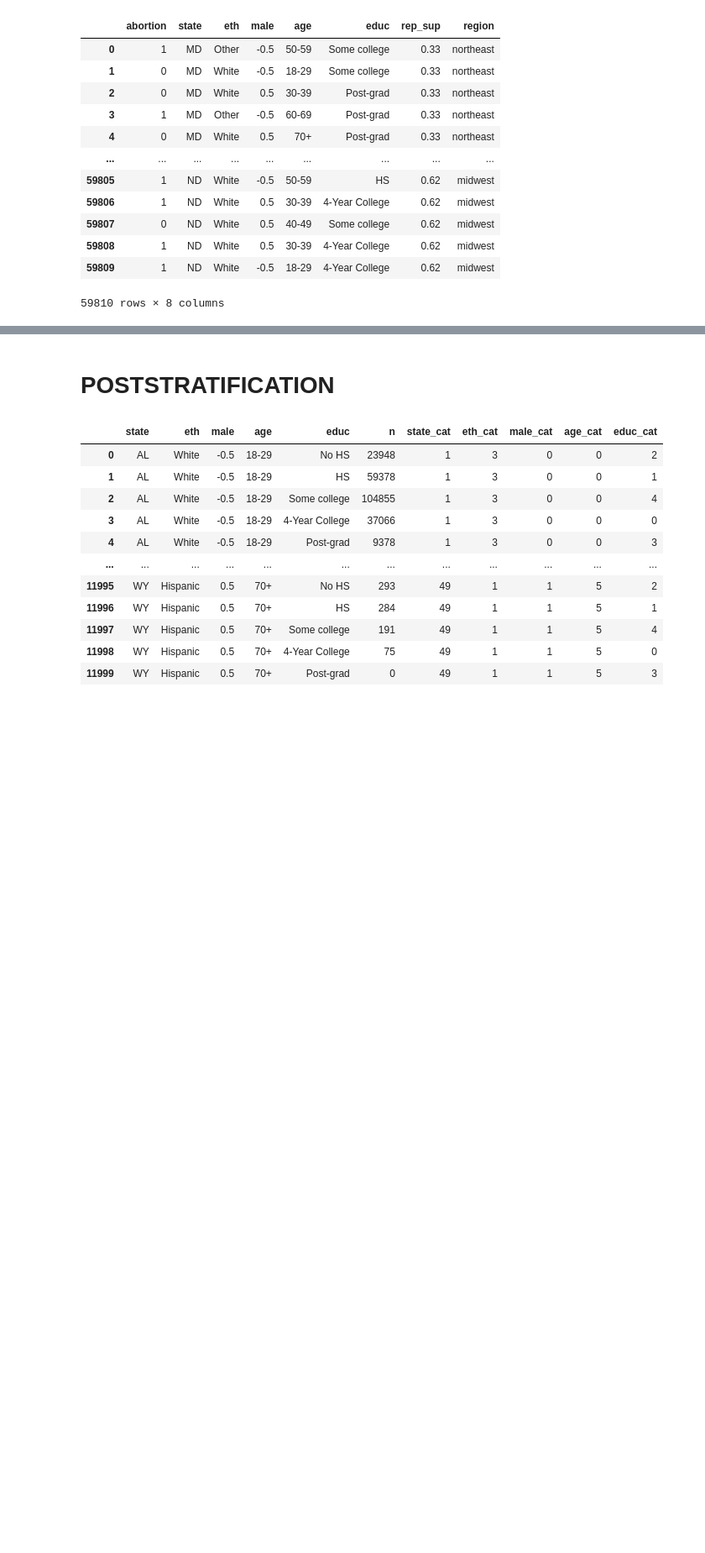
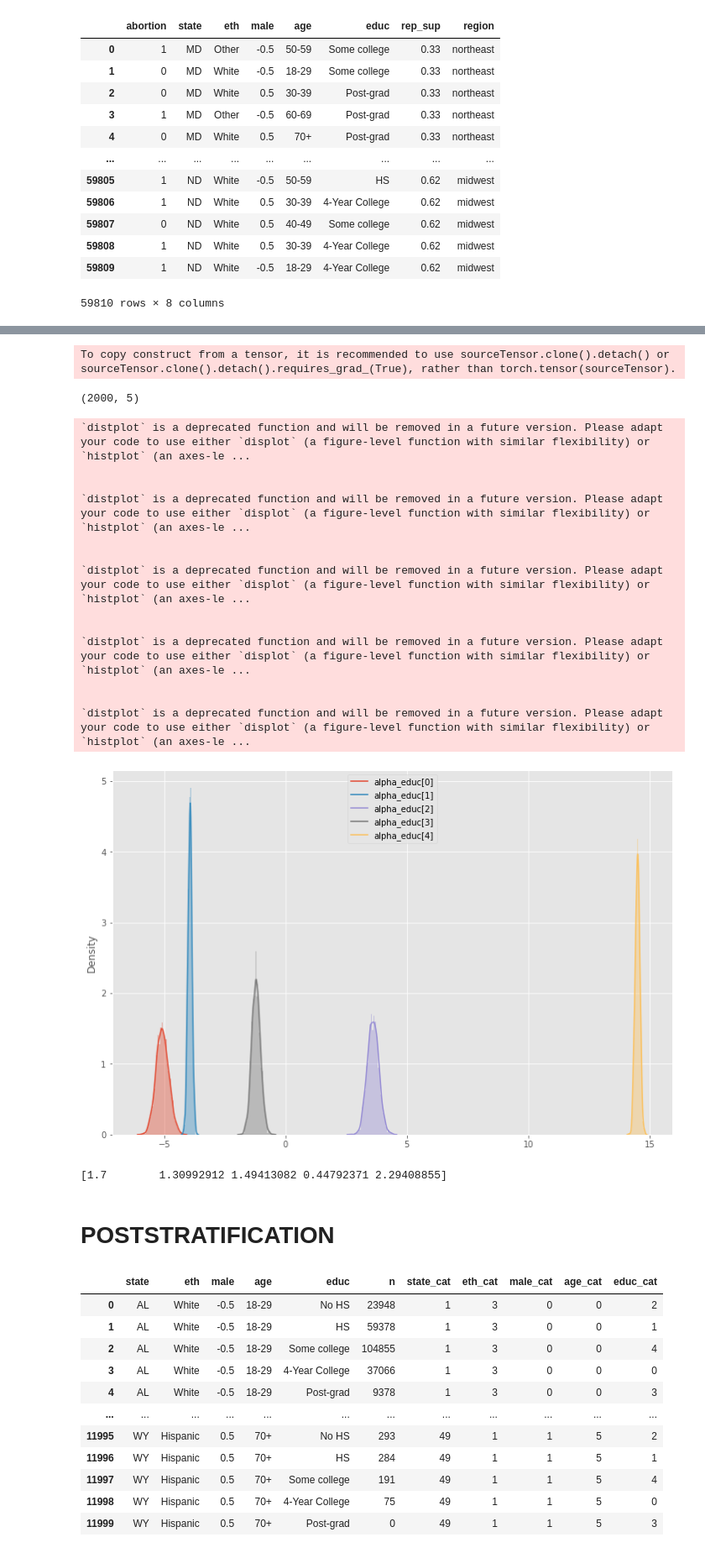
Before and after one commit to JakubReha/misterP, a Jupyter notebook: model.ipynb, the cells around one changed output, grey strips where cells are left out. Shown at 84% size. Drawn from its saved outputs; the diff is of its cells as text; code cells hidden in the pictures; blank space fills up the shorter version.

```diff
--- a/model.ipynb
+++ b/model.ipynb
@@ -236,7 +220,7 @@ def sample_params(guide,X,states_x, y):
 saved_model_dict = torch.load("mymodel.pt")
 guide = saved_model_dict['guide']
 pyro.get_param_store().load("mymodelparams.pt")
-samples, params_samples = sample_params(guide, X,states_x, y)
+samples, params_samples = sample_params(guide, X,states_x, y,model)
 # %%
 n_cat = 5
 for c in range(n_cat):
@@ -401,3 +488,34 @@ Please also refer to the documentation for alternative solver options:
+# %%
+samples, params_samples = sample_params(guide_ancest,torch.tensor(X_ancest).float(),states_x, torch.tensor(y_ancest).float(), model)
+# %% [output]
+To copy construct from a tensor, it is recommended to use sourceTensor.clone().detach() or sourceTensor.clone().detach().requires_grad_(True), rather than torch.tensor(sourceTensor).
+# %%
+n_cat = 5
+print(params_samples["alpha_educ"].shape)
+for c in range(n_cat):
+    sns.distplot(params_samples["alpha_educ"][:,c])
+plt.legend(["alpha_educ[%d]" % c for c in range(n_cat)])
+plt.show()
+# %% [output]
+(2000, 5)
+`distplot` is a deprecated function and will be removed in a future version. Please adapt your code to use either `displot` (a figure-level function with similar flexibility) or `histplot` (an axes-le ...
+
+
+`distplot` is a deprecated function and will be removed in a future version. Please adapt your code to use either `displot` (a figure-level function with similar flexibility) or `histplot` (an axes-le ...
+
+
+`distplot` is a deprecated function and will be removed in a future version. Please adapt your code to use either `displot` (a figure-level function with similar flexibility) or `histplot` (an axes-le ...
+
+
+`distplot` is a deprecated function and will be removed in a future version. Please adapt your code to use either `displot` (a figure-level function with similar flexibility) or `histplot` (an axes-le ...
+
+
+`distplot` is a deprecated function and will be removed in a future version. Please adapt your code to use either `displot` (a figure-level function with similar flexibility) or `histplot` (an axes-le ...
+[figure, added]
+# %%
+print(alpha_educ_ancest)
+# %% [output]
+[1.7        1.30992912 1.49413082 0.44792371 2.29408855]
 # %% [markdown]
 # POSTSTRATIFICATION
 # %%
```
Also changed, not shown: parts of 49 cells of this notebook, 4 other files.
